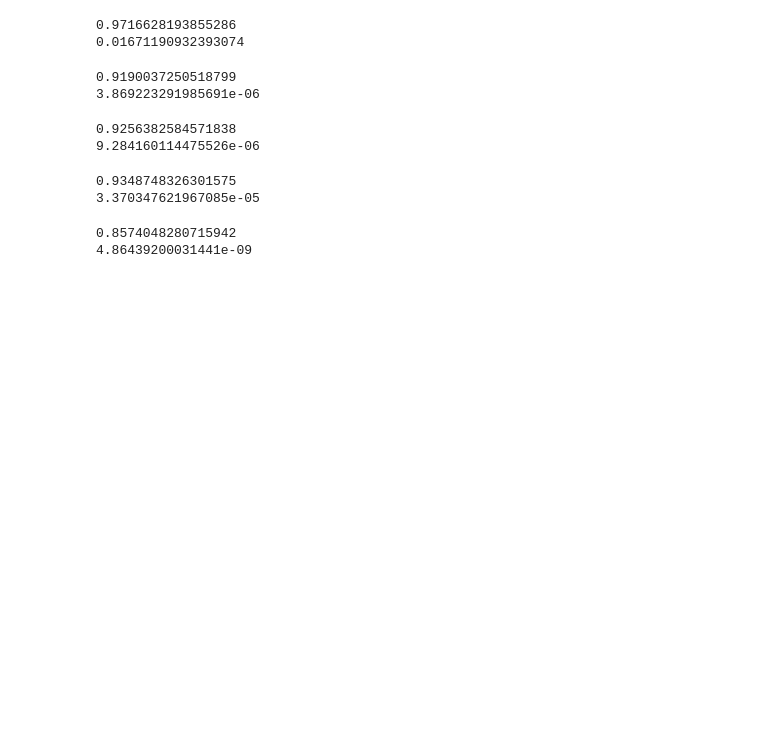
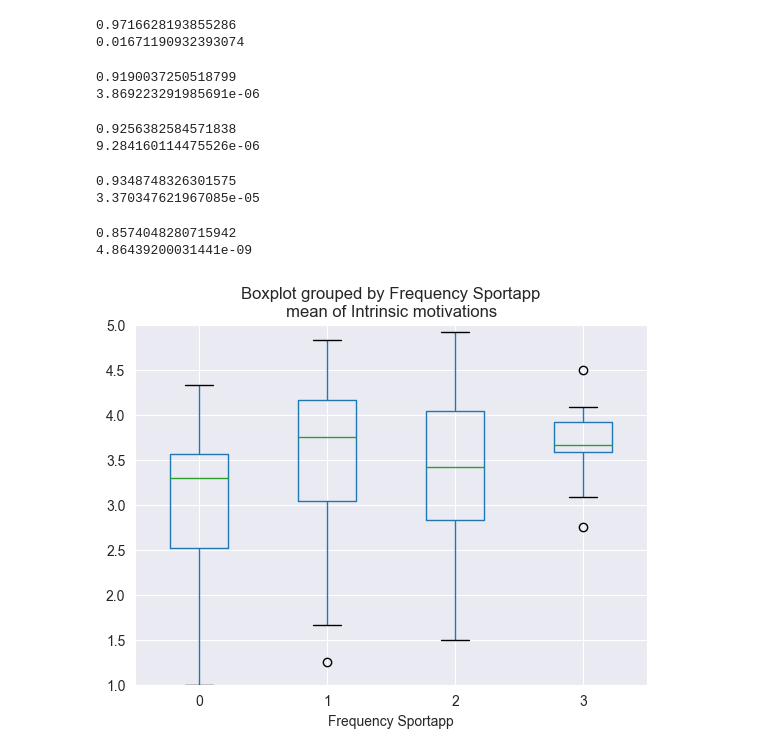
Before and after one commit to leaambrosius/emse, a Jupyter notebook: data_analysis.ipynb, the cells around one changed output. Cells and saved outputs as stored; diff of their text form; code cells hidden in the pictures; blank space fills up the shorter version.

Commit message:
add boxplots

```diff
--- a/data_analysis.ipynb
+++ b/data_analysis.ipynb
@@ -177,3 +177,9 @@ print(p_value)
 # %% [output]
 0.8574048280715942
 4.86439200031441e-09
+# %%
+data.boxplot(column='mean of Intrinsic motivations', by='Frequency Sportapp')
+plt.ylim(1, 5)
+plt.show()
+# %% [output]
+[figure, added]
```
Also changed, not shown: parts of 16 cells of this notebook.
